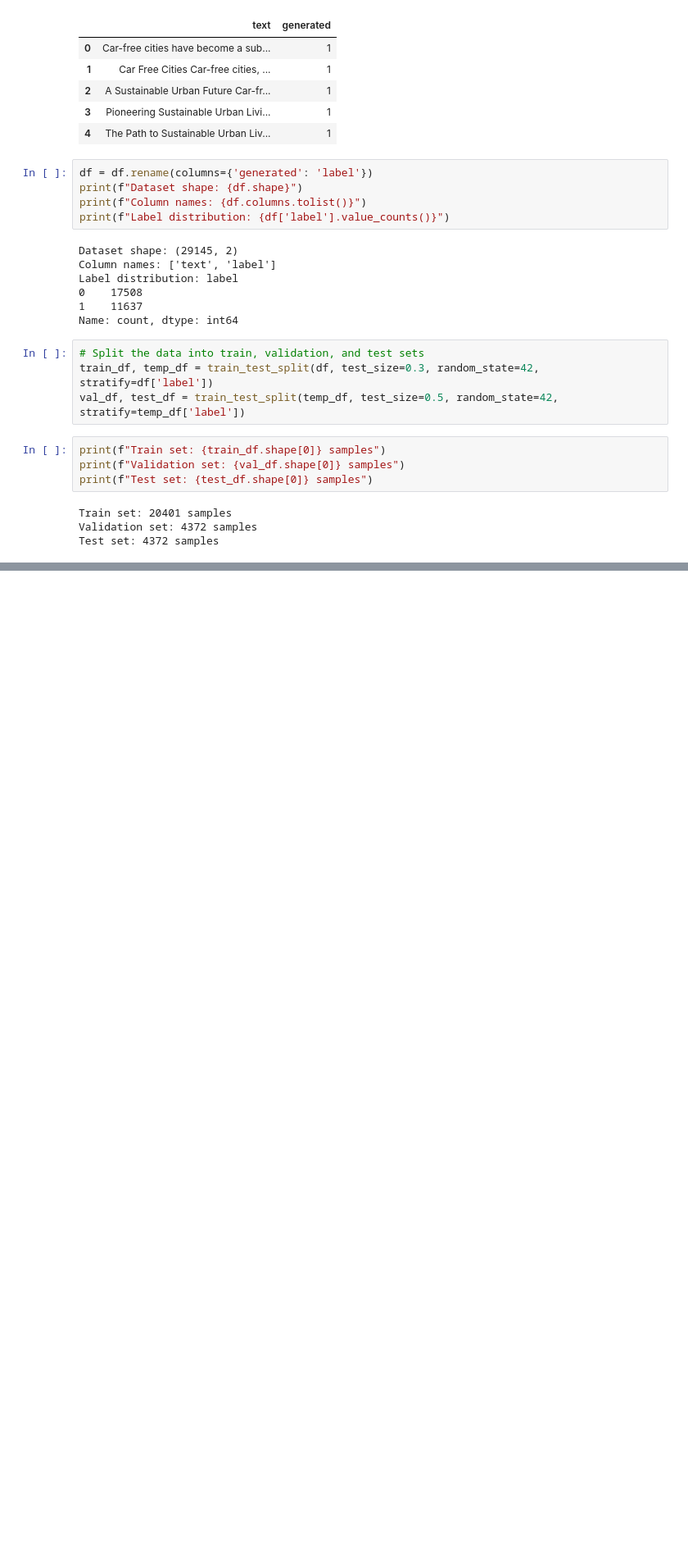
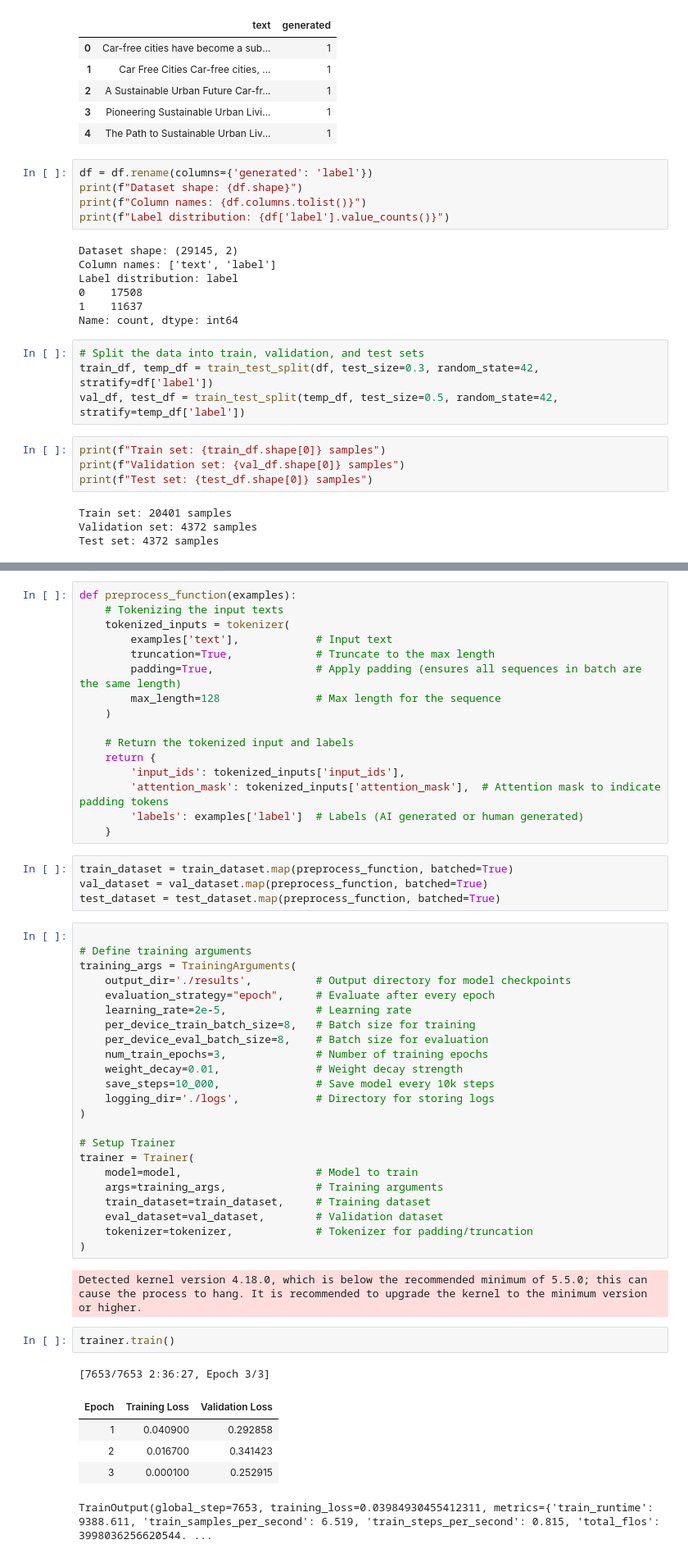
Before and after one commit to AfnanAbdul/TuringLens, a Jupyter notebook: notebooks/finetune_GPT.ipynb, the cells around one changed output, grey strips where cells are left out. Shown at 82% size. Saved outputs shown, nothing was run; the diff lists cells and outputs as text; blank space fills up the shorter version.

```diff
--- a/notebooks/finetune_GPT.ipynb
+++ b/notebooks/finetune_GPT.ipynb
@@ -77,0 +74,54 @@ NameError: name 'Dataset' is not defined
+# %%
+def preprocess_function(examples):
+    # Tokenizing the input texts
+    tokenized_inputs = tokenizer(
+        examples['text'],            # Input text
+        truncation=True,             # Truncate to the max length
+        padding=True,                # Apply padding (ensures all sequences in batch are the same length)
+        max_length=128               # Max length for the sequence
+    )
+
+    # Return the tokenized input and labels
+    return {
+        'input_ids': tokenized_inputs['input_ids'],
+        'attention_mask': tokenized_inputs['attention_mask'],  # Attention mask to indicate padding tokens
+        'labels': examples['label']  # Labels (AI generated or human generated)
+    }
+# %%
+train_dataset = train_dataset.map(preprocess_function, batched=True)
+val_dataset = val_dataset.map(preprocess_function, batched=True)
+test_dataset = test_dataset.map(preprocess_function, batched=True)
+# %%
+
+# Define training arguments
+training_args = TrainingArguments(
+    output_dir='./results',          # Output directory for model checkpoints
+    evaluation_strategy="epoch",     # Evaluate after every epoch
+    learning_rate=2e-5,              # Learning rate
+    per_device_train_batch_size=8,   # Batch size for training
+    per_device_eval_batch_size=8,    # Batch size for evaluation
+    num_train_epochs=3,              # Number of training epochs
+    weight_decay=0.01,               # Weight decay strength
+    save_steps=10_000,               # Save model every 10k steps
+    logging_dir='./logs',            # Directory for storing logs
+)
+
+# Setup Trainer
+trainer = Trainer(
+    model=model,                     # Model to train
+    args=training_args,              # Training arguments
+    train_dataset=train_dataset,     # Training dataset
+    eval_dataset=val_dataset,        # Validation dataset
+    tokenizer=tokenizer,             # Tokenizer for padding/truncation
+)
+# %% [output]
+Detected kernel version 4.18.0, which is below the recommended minimum of 5.5.0; this can cause the process to hang. It is recommended to upgrade the kernel to the minimum version or higher.
+# %%
+trainer.train()
+# %% [output]
+[7653/7653 2:36:27, Epoch 3/3]
+| Epoch | Training Loss | Validation Loss |
+| 1 | 0.040900 | 0.292858 |
+| 2 | 0.016700 | 0.341423 |
+| 3 | 0.000100 | 0.252915 |
+TrainOutput(global_step=7653, training_loss=0.03984930455412311, metrics={'train_runtime': 9388.611, 'train_samples_per_second': 6.519, 'train_steps_per_second': 0.815, 'total_flos': 3998036256620544. ...
```
Also changed, not shown: parts of 13 cells of this notebook.
